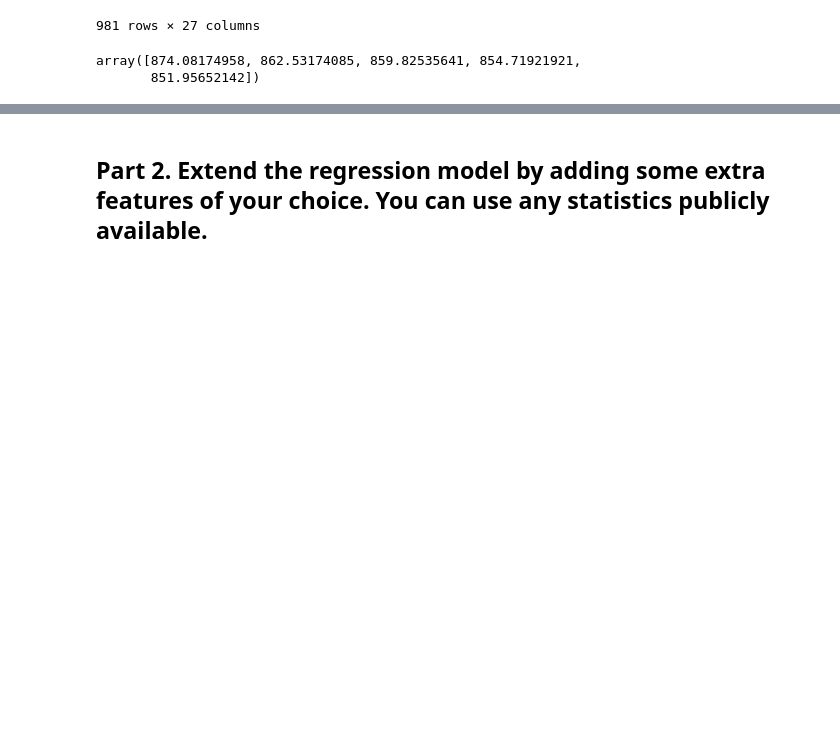
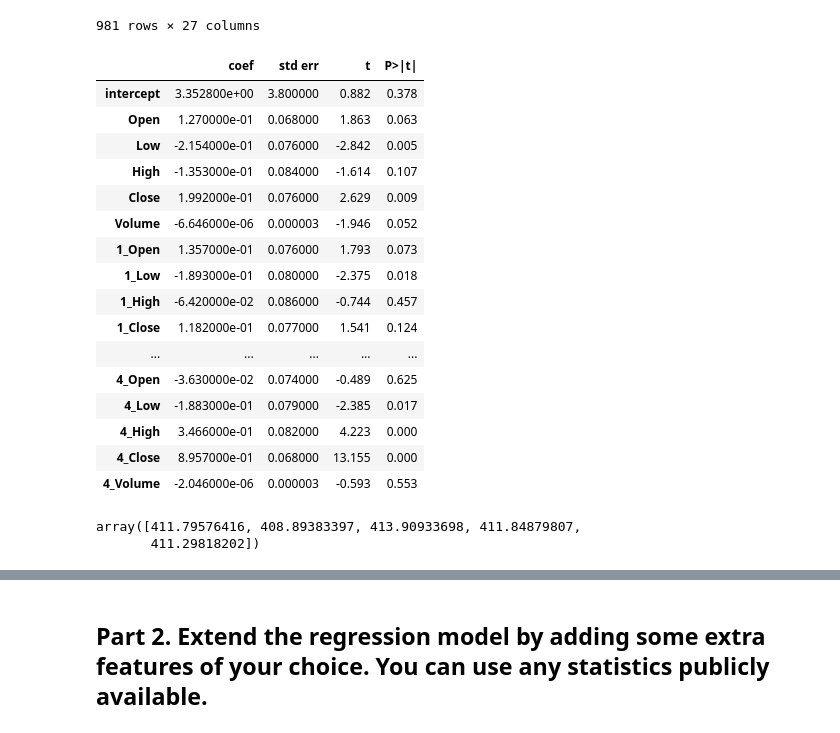
Before and after one commit to tiny451th/2025_ML_1, a Jupyter notebook: load_data.ipynb, the cells around one changed output, grey strips where cells are left out. Cells and saved outputs as stored; diff of their text form; code cells hidden in the pictures; blank space fills up the shorter version.

```diff
--- a/load_data.ipynb
+++ b/load_data.ipynb
@@ -140,3 +140,29 @@ df_train_new
 | 979 | 2022-12-21 | 2346.389893 | 2325.780029 | 2347.000000 | 2328.949951 | 329400 | 2340.000000 | 2335.750000 | 2356.729980 | 2356.729980 | ... | ... |
 | 980 | 2022-12-22 | 2340.000000 | 2335.750000 | 2356.729980 | 2356.729980 | 552800 | 2325.860107 | 2311.899902 | 2333.080078 | 2313.689941 | ... | ... |
 981 rows × 27 columns
+# %%
+X, Y = df_train_new.drop(columns=['Date','Answer']), df_train_new['Answer']
+column_name = list(X.columns)
+
+X = MS(list(X.columns)).fit_transform(df_train_new)
+Y = df_train_new['Answer']
+M_lm = sm.OLS(Y, X).fit()
+summarize(M_lm)
+# %% [output]
+|  | coef | std err | t | P>|t| |
+| intercept | 3.352800e+00 | 3.800000 | 0.882 | 0.378 |
+| Open | 1.270000e-01 | 0.068000 | 1.863 | 0.063 |
+| Low | -2.154000e-01 | 0.076000 | -2.842 | 0.005 |
+| High | -1.353000e-01 | 0.084000 | -1.614 | 0.107 |
+| Close | 1.992000e-01 | 0.076000 | 2.629 | 0.009 |
+| Volume | -6.646000e-06 | 0.000003 | -1.946 | 0.052 |
+| 1_Open | 1.357000e-01 | 0.076000 | 1.793 | 0.073 |
+| 1_Low | -1.893000e-01 | 0.080000 | -2.375 | 0.018 |
+| 1_High | -6.420000e-02 | 0.086000 | -0.744 | 0.457 |
+| 1_Close | 1.182000e-01 | 0.077000 | 1.541 | 0.124 |
+| ... | ... | ... | ... | ... |
+| 4_Open | -3.630000e-02 | 0.074000 | -0.489 | 0.625 |
+| 4_Low | -1.883000e-01 | 0.079000 | -2.385 | 0.017 |
+| 4_High | 3.466000e-01 | 0.082000 | 4.223 | 0.000 |
+| 4_Close | 8.957000e-01 | 0.068000 | 13.155 | 0.000 |
+| 4_Volume | -2.046000e-06 | 0.000003 | -0.593 | 0.553 |
@@ -145,76 +175,63 @@ X, Y = df_train_new.drop(columns=['Date','Answer']), df_train_new['Answer']
 column_name = list(X.columns)
 
 cv_error = np.zeros(5)
+M = sklearn_sm(sm.OLS)
+cv = cv = KFold(n_splits=10,
+           shuffle=True,
+           random_state=0)
 
 # 1: use all columns
-M = sklearn_sm(sm.OLS)
+
 M_CV = cross_validate(M,
                           X,
                           Y,
-                          cv=df_train_new.shape[0])
+                          cv=cv)
 cv_error[0] = np.mean(M_CV['test_score'])
 
 # 2: use only previous 3 days
 tmp_column = list(filter(lambda x: x.startswith(('2', '3', '4')), column_name))
 
-M = sklearn_sm(sm.OLS)
 X = df_train_new[tmp_column]
 M_CV = cross_validate(M,
                           X,
                           Y,
-                          cv=df_train_new.shape[0])
+                          cv=cv)
 cv_error[1] = np.mean(M_CV['test_score'])
 
-# 3: use Open, Close, Volume
-tmp_column = list(filter(lambda x: x.endswith(('Open', 'Close', 'Volume')), column_name))
+# 3: use Open, Close, High
+tmp_column = list(filter(lambda x: x.endswith(('Open', 'Close', 'High')), column_name))
 
-M = sklearn_sm(sm.OLS)
 X = df_train_new[tmp_column]
 M_CV = cross_validate(M,
                           X,
                           Y,
-                          cv=df_train_new.shape[0])
+                          cv=cv)
 cv_error[2] = np.mean(M_CV['test_score'])
 
-# 4: use Open, Close
-tmp_column = list(filter(lambda x: x.endswith(('Open', 'Close')), column_name))
+# 4: use Open, Close, High with 3 days
+tmp_column = list(filter(lambda x: x.endswith(('Close', 'High')), column_name))
 
-M = sklearn_sm(sm.OLS)
 X = df_train_new[tmp_column]
 M_CV = cross_validate(M,
                           X,
                           Y,
-                          cv=df_train_new.shape[0])
+                          cv=cv)
 cv_error[3] = np.mean(M_CV['test_score'])
 
-# 4: use Open, Close (3 days)
-tmp_column = list(filter(lambda x: x.endswith(('Open', 'Close')) and x.startswith(('2','3','4')), column_name))
+# 4: use Close, High with 3 days
+tmp_column = list(filter(lambda x: x.endswith(('Close', 'High')) and x.startswith(('2','3','4')), column_name))
 
-M = sklearn_sm(sm.OLS)
 X = df_train_new[tmp_column]
 M_CV = cross_validate(M,
                           X,
                           Y,
-                          cv=df_train_new.shape[0])
+                          cv=cv)
 cv_error[4] = np.mean(M_CV['test_score'])
 
-# 5: use Close, Volume and their interaction
-# tmp_column = list(filter(lambda x: x.endswith(('Close', 'Volume')), column_name))
-# df_tmp_train = df_train_new[tmp_column].copy()
-# df_tmp_train['Close:Volume'] = df_tmp_train['Close'] * df_tmp_train['Volume']
-
-# M = sklearn_sm(sm.OLS)
-# X = df_tmp_train
-# M_CV = cross_validate(M,
-#                           X,
-#                           Y,
-#                           cv=df_train_new.shape[0])
-# cv_error[4] = np.mean(M_CV['test_score'])
-
 cv_error
 # %% [output]
-array([874.08174958, 862.53174085, 859.82535641, 854.71921921,
-       851.95652142])
+array([411.79576416, 408.89383397, 413.90933698, 411.84879807,
+       411.29818202])
 # %%
 # get fifth method's model
 
```
Also changed, not shown: parts of 14 cells of this notebook.
